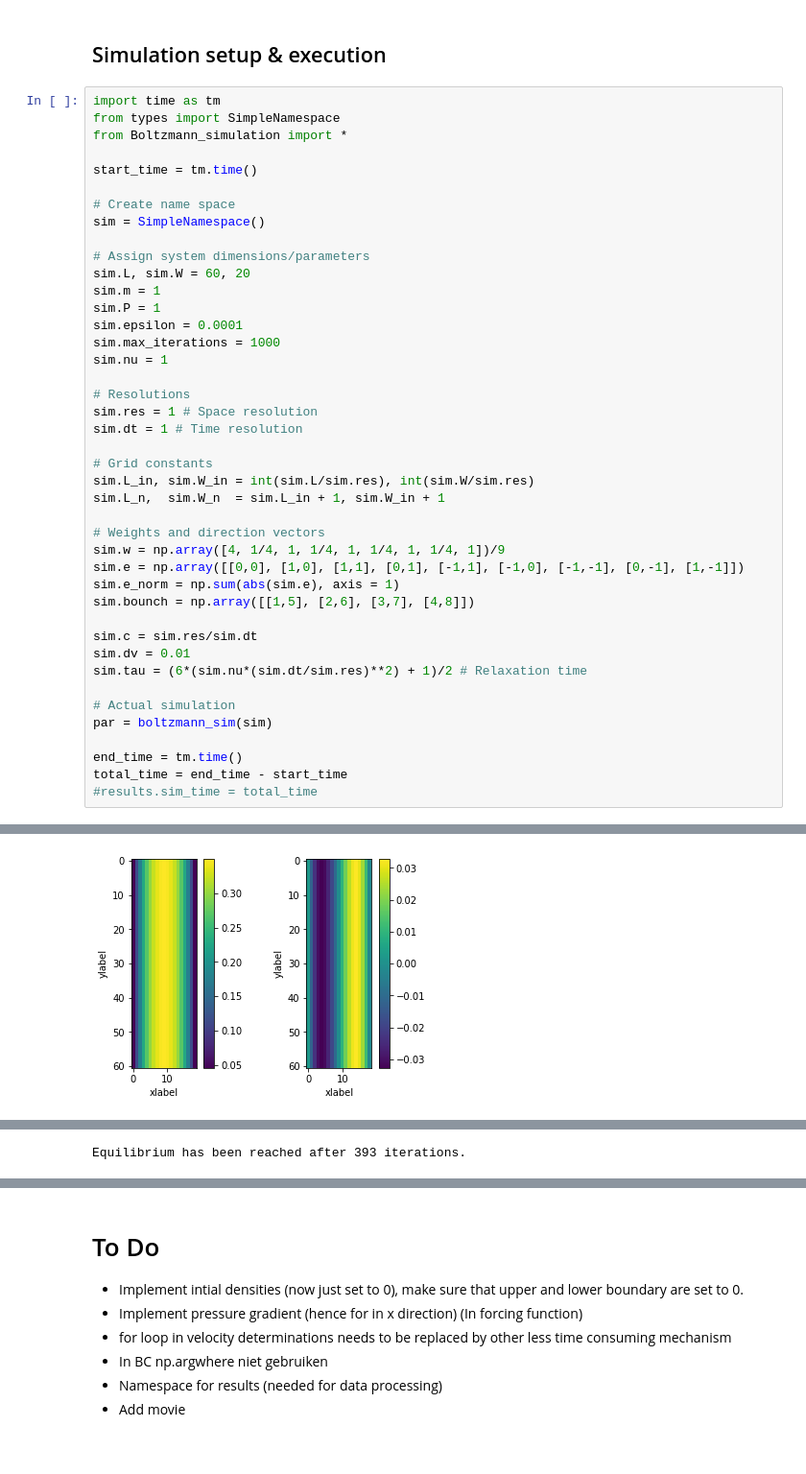
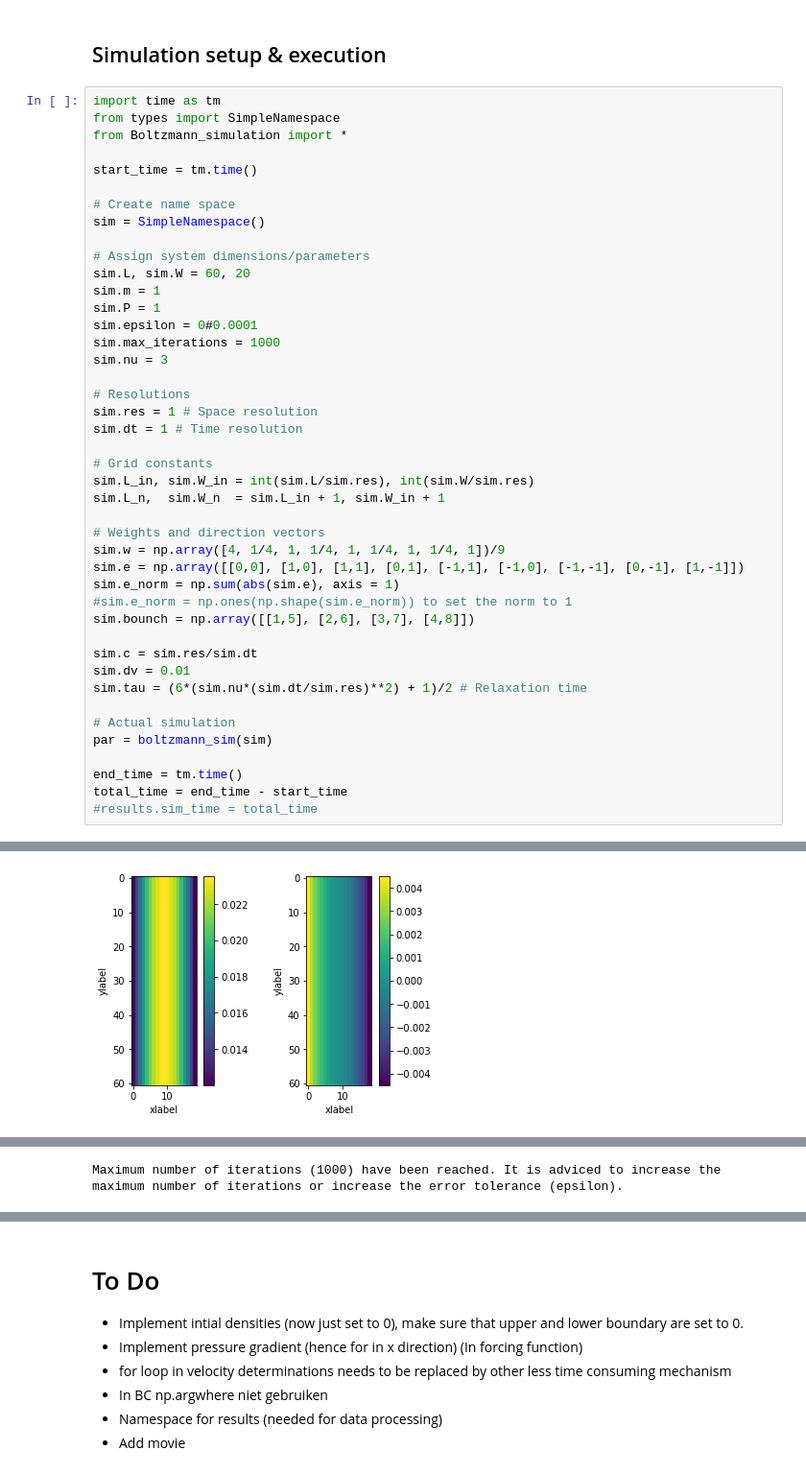
Before and after one commit to VHeusinkveld/CP3-lattice-boltzmann_model, a Jupyter notebook: Excecute_simulation.ipynb, the cells around one changed output, grey strips where cells are left out. Shown at 96% size. Drawn from its saved outputs; the diff is of its cells as text.

```diff
--- a/Excecute_simulation.ipynb
+++ b/Excecute_simulation.ipynb
@@ -16,34 +16,35 @@ sim = SimpleNamespace()
 sim.L, sim.W = 60, 20
 sim.m = 1
 sim.P = 1
-sim.epsilon = 0.0001
+sim.epsilon = 0#0.0001
 sim.max_iterations = 1000
-sim.nu = 1
+sim.nu = 3
 
 # Resolutions
 sim.res = 1 # Space resolution
 sim.dt = 1 # Time resolution
 
 # Grid constants
 sim.L_in, sim.W_in = int(sim.L/sim.res), int(sim.W/sim.res)
 sim.L_n,  sim.W_n  = sim.L_in + 1, sim.W_in + 1
 
 # Weights and direction vectors
 sim.w = np.array([4, 1/4, 1, 1/4, 1, 1/4, 1, 1/4, 1])/9
 sim.e = np.array([[0,0], [1,0], [1,1], [0,1], [-1,1], [-1,0], [-1,-1], [0,-1], [1,-1]])
 sim.e_norm = np.sum(abs(sim.e), axis = 1)
+#sim.e_norm = np.ones(np.shape(sim.e_norm)) to set the norm to 1
 sim.bounch = np.array([[1,5], [2,6], [3,7], [4,8]])
 
 sim.c = sim.res/sim.dt
 sim.dv = 0.01
 sim.tau = (6*(sim.nu*(sim.dt/sim.res)**2) + 1)/2 # Relaxation time
 
 # Actual simulation
 par = boltzmann_sim(sim)
 
 end_time = tm.time()
 total_time = end_time - start_time
 #results.sim_time = total_time
 # %% [output]
 [figure]
-[figure, old version]
+[figure, new version]
@@ -57 +52 @@ total_time = end_time - start_time
-Equilibrium has been reached after 393 iterations.
+Maximum number of iterations (1000) have been reached. It is adviced to increase the maximum number of iterations or increase the error tolerance (epsilon).
```
Also changed, not shown: parts of 4 cells of this notebook, 3 other files.
